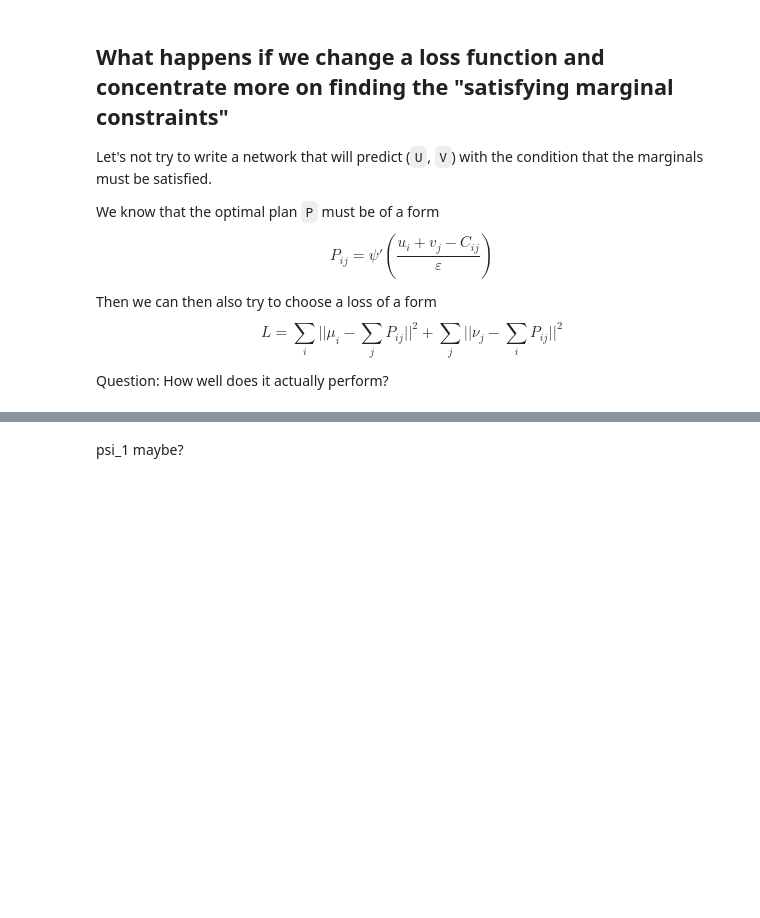
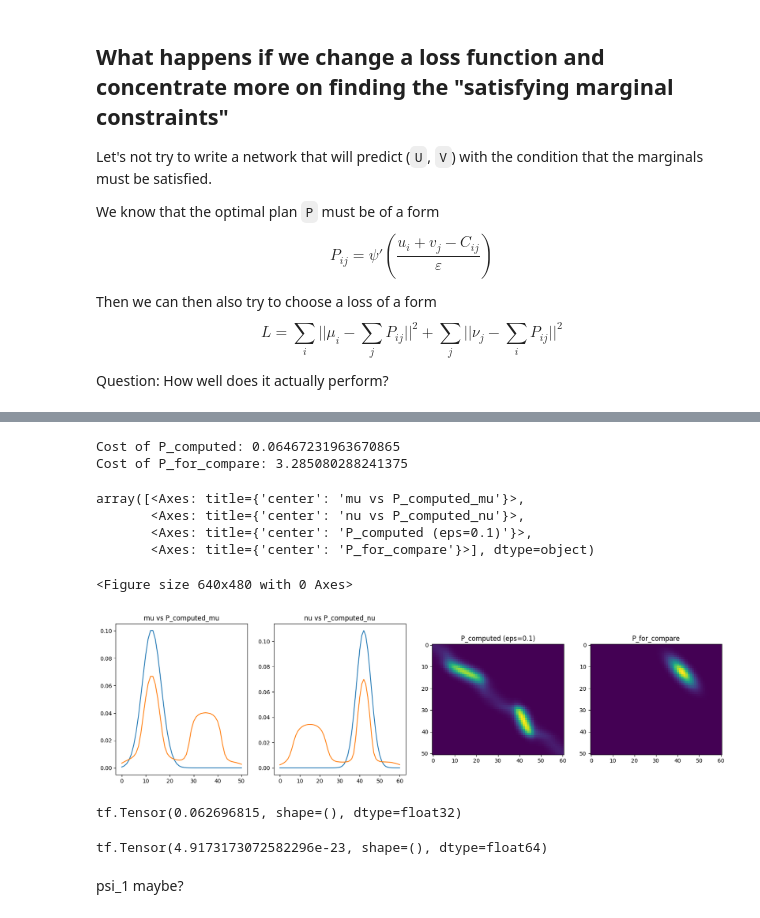
Before and after one commit to shelestvitru/OT-tutorials, a Jupyter notebook: Tutorial_3.ipynb, the cells around one changed output, grey strips where cells are left out. Saved outputs shown, nothing was run; the diff lists cells and outputs as text; code cells hidden in the pictures; blank space fills up the shorter version.

```diff
--- a/Tutorial_3.ipynb
+++ b/Tutorial_3.ipynb
@@ -178,7 +180,7 @@ class OT_Sinkhorn_network:
         self.eps = eps
 
         self.model = self.build_model()
-        self.optimizer = tf.keras.optimizers.Adam(learning_rate=0.1)
+        self.optimizer = tf.keras.optimizers.legacy.Adam(learning_rate=0.1)
         self.history = []
 
     def build_model(self):
@@ -485,9 +573,9 @@ class OT_psi_marginal_network:
 # %%
 epsilon = 0.1
-test_model = OT_psi_marginal_network(len(mu_1), len(nu_1), C_1, epsilon, tf_psi_0_prime)
+test_model = OT_psi_marginal_network(len(mu_1), len(nu_1), C_1, epsilon, tf_psi_0_prime, lr=0.01)
 # %%
-test_model.fit(mu_1[None, :],nu_1[None, :],epochs=100)
+test_model.fit(mu_1[None, :],nu_1[None, :],epochs=10_000)
 
-P = test_model.predict_P(mu_1[None, :], nu_1[None, :])
+P_pred = test_model.predict_P(mu_1[None, :], nu_1[None, :])
 plt.figure()
-plt.plot(test_model.history)
+plt.plot(test_model.history[10:])
@@ -496,8 +601,43 @@ test_model.history[-5:]
 # %%
 # to compare with
 P_pot_sink = ot.sinkhorn(mu_1, nu_1, C_1, epsilon)
 
-analyze_solutions(mu_1, nu_1, P[0], P_pot_sink, epsilon, C_1)
+analyze_solutions(mu_1, nu_1, P_pred[0], P_pot_sink, epsilon, C_1)
+# %% [output]
+Cost of P_computed: 0.06467231963670865
+Cost of P_for_compare: 3.285080288241375
+array([<Axes: title={'center': 'mu vs P_computed_mu'}>,
+       <Axes: title={'center': 'nu vs P_computed_nu'}>,
+       <Axes: title={'center': 'P_computed (eps=0.1)'}>,
+       <Axes: title={'center': 'P_for_compare'}>], dtype=object)
+<Figure size 640x480 with 0 Axes>
+[figure, added]
+# %%
+P = P_pred
+
+mu, nu = mu_1[None, :],nu_1[None, :]
+
+P_x = tf.reduce_sum(P, axis=2)
+P_y = tf.reduce_sum(P, axis=1)
+
+l = tf.reduce_sum(tf.square(mu - P_x))
+l += tf.reduce_sum(tf.square(nu - P_y))
+print(l)
+# %% [output]
+tf.Tensor(0.062696815, shape=(), dtype=float32)
+# %%
+P = P_pot_sink[tf.newaxis, :, :]
+
+mu, nu = mu_1[None, :],nu_1[None, :]
+
+P_x = tf.reduce_sum(P, axis=2)
+P_y = tf.reduce_sum(P, axis=1)
+
+l = tf.reduce_sum(tf.square(mu - P_x))
+l += tf.reduce_sum(tf.square(nu - P_y))
+print(l)
+# %% [output]
+tf.Tensor(4.9173173072582296e-23, shape=(), dtype=float64)
 # %% [markdown]
 psi_1 maybe?
 # %%
```
Also changed, not shown: parts of 26 cells of this notebook, 2 other files.
